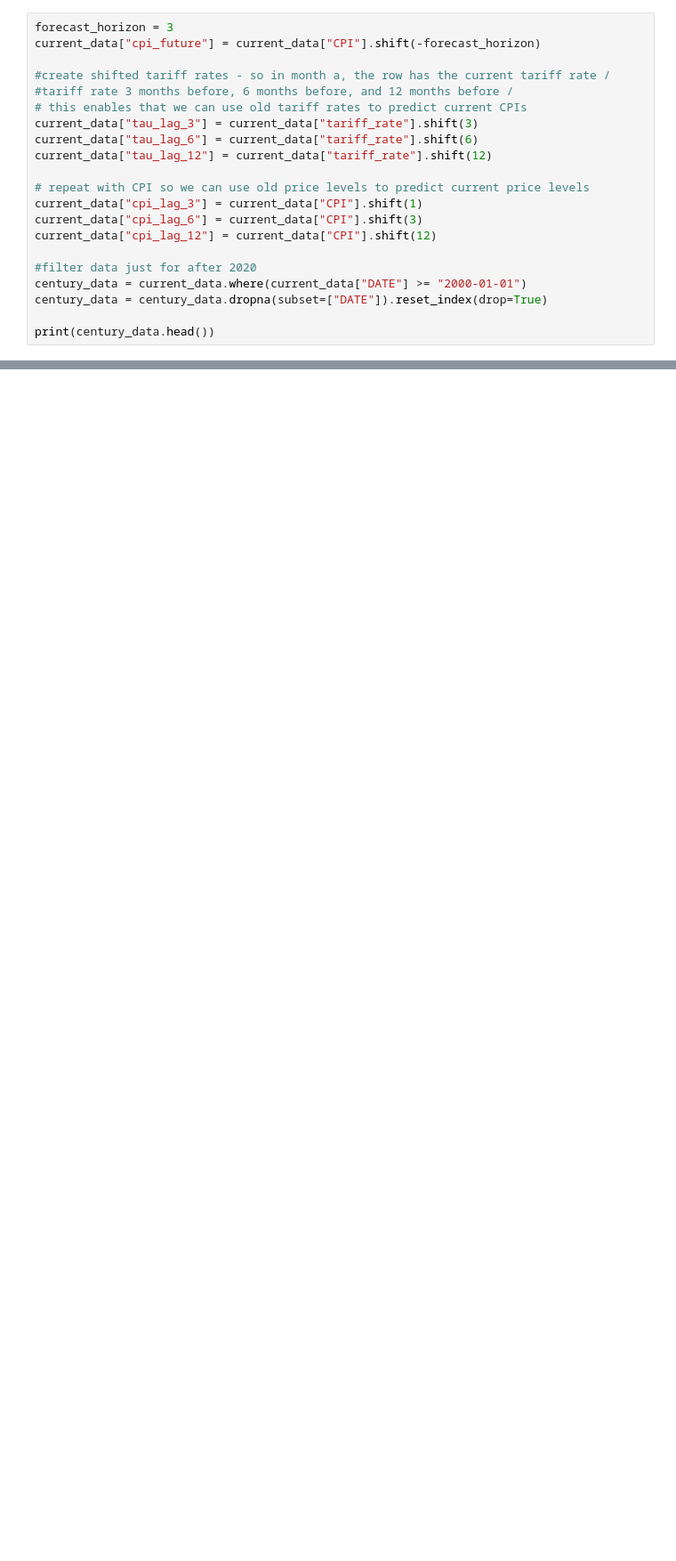
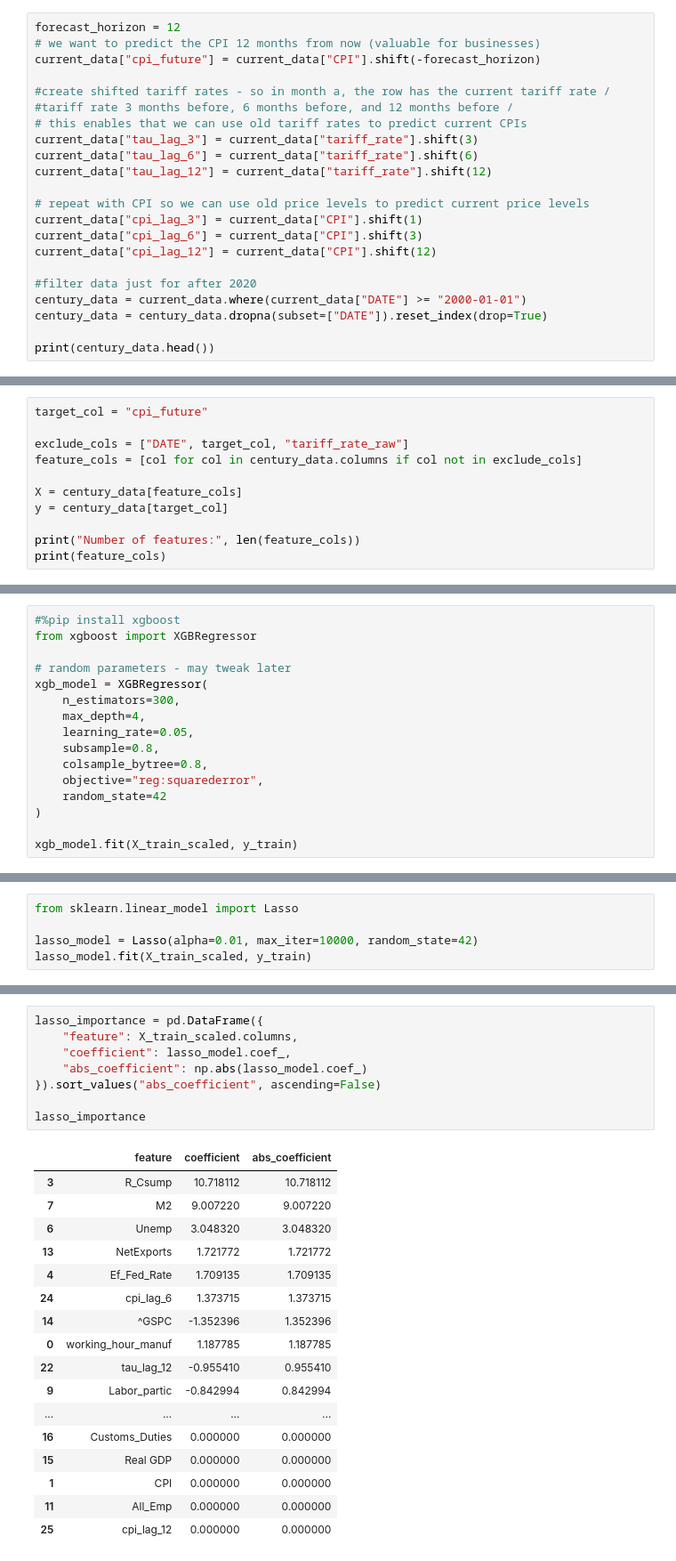
Before and after one commit to AndrewEross/GDP_inflation_prediction, a Jupyter notebook: inflation_model.ipynb, the cells around one changed output, grey strips where cells are left out. Shown at 89% size. Drawn from its saved outputs; the diff is of its cells as text; blank space fills up the shorter version.

```diff
--- a/inflation_model.ipynb
+++ b/inflation_model.ipynb
@@ -65,5 +72,6 @@ print(current_data.head())
 # %%
-forecast_horizon = 3
+forecast_horizon = 12
+# we want to predict the CPI 12 months from now (valuable for businesses)
 current_data["cpi_future"] = current_data["CPI"].shift(-forecast_horizon)
 
 #create shifted tariff rates - so in month a, the row has the current tariff rate /
@@ -106,0 +112,11 @@ print(century_data.head())
+# %%
+target_col = "cpi_future"
+
+exclude_cols = ["DATE", target_col, "tariff_rate_raw"]
+feature_cols = [col for col in century_data.columns if col not in exclude_cols]
+
+X = century_data[feature_cols]
+y = century_data[target_col]
+
+print("Number of features:", len(feature_cols))
+print(feature_cols)
@@ -106,0 +190,16 @@ print(century_data.head())
+# %%
+#%pip install xgboost
+from xgboost import XGBRegressor
+
+# random parameters - may tweak later
+xgb_model = XGBRegressor(
+    n_estimators=300,
+    max_depth=4,
+    learning_rate=0.05,
+    subsample=0.8,
+    colsample_bytree=0.8,
+    objective="reg:squarederror",
+    random_state=42
+)
+
+xgb_model.fit(X_train_scaled, y_train)
@@ -106,0 +284,5 @@ print(century_data.head())
+# %%
+from sklearn.linear_model import Lasso
+
+lasso_model = Lasso(alpha=0.01, max_iter=10000, random_state=42)
+lasso_model.fit(X_train_scaled, y_train)
@@ -106,0 +327,26 @@ print(century_data.head())
+# %%
+lasso_importance = pd.DataFrame({
+    "feature": X_train_scaled.columns,
+    "coefficient": lasso_model.coef_,
+    "abs_coefficient": np.abs(lasso_model.coef_)
+}).sort_values("abs_coefficient", ascending=False)
+
+lasso_importance
+# %% [output]
+|  | feature | coefficient | abs_coefficient |
+| 3 | R_Csump | 10.718112 | 10.718112 |
+| 7 | M2 | 9.007220 | 9.007220 |
+| 6 | Unemp | 3.048320 | 3.048320 |
+| 13 | NetExports | 1.721772 | 1.721772 |
+| 4 | Ef_Fed_Rate | 1.709135 | 1.709135 |
+| 24 | cpi_lag_6 | 1.373715 | 1.373715 |
+| 14 | ^GSPC | -1.352396 | 1.352396 |
+| 0 | working_hour_manuf | 1.187785 | 1.187785 |
+| 22 | tau_lag_12 | -0.955410 | 0.955410 |
+| 9 | Labor_partic | -0.842994 | 0.842994 |
+| ... | ... | ... | ... |
+| 16 | Customs_Duties | 0.000000 | 0.000000 |
+| 15 | Real GDP | 0.000000 | 0.000000 |
+| 1 | CPI | 0.000000 | 0.000000 |
+| 11 | All_Emp | 0.000000 | 0.000000 |
+| 25 | cpi_lag_12 | 0.000000 | 0.000000 |
```
Also changed, not shown: parts of 13 cells of this notebook.
